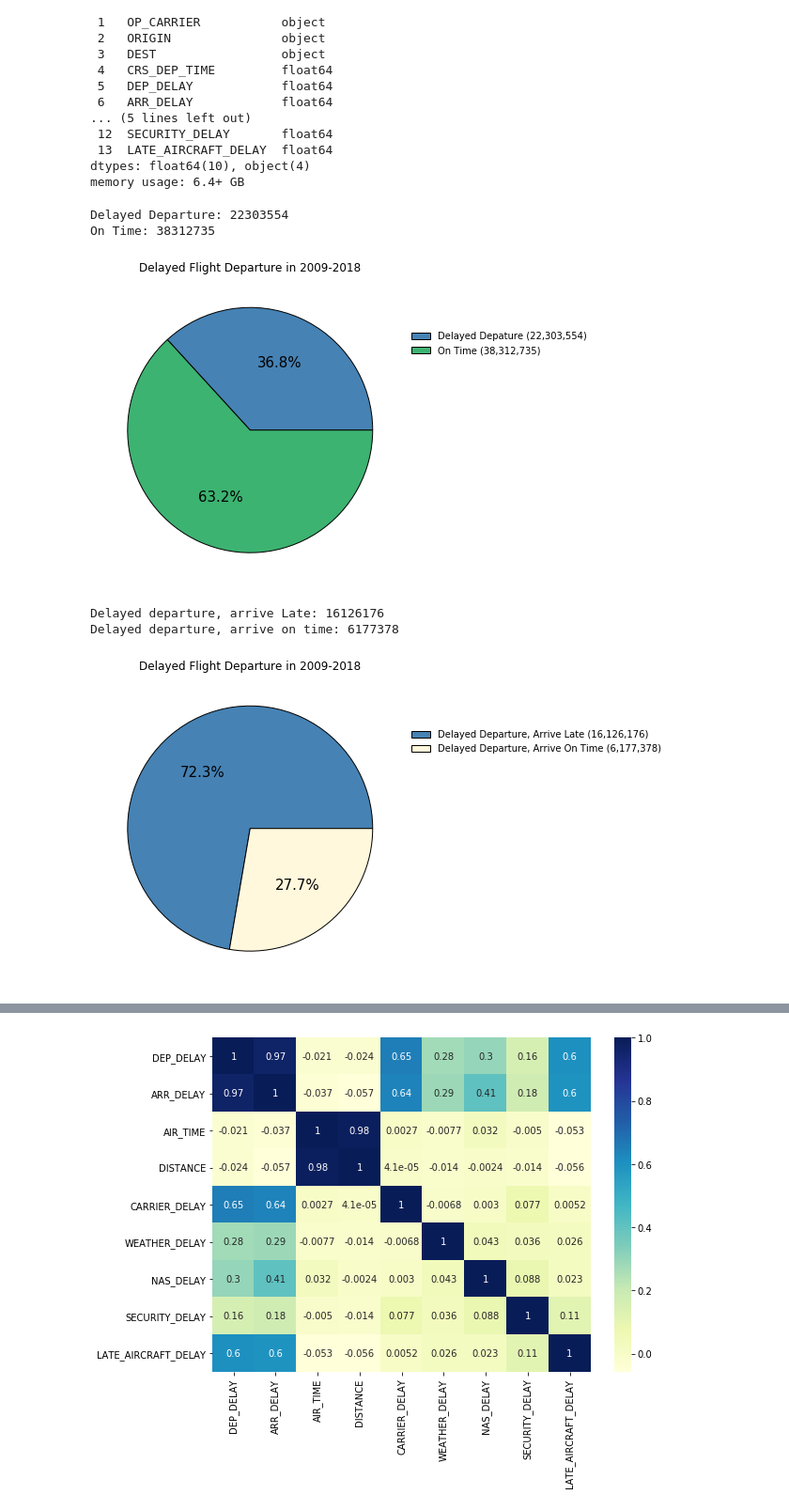
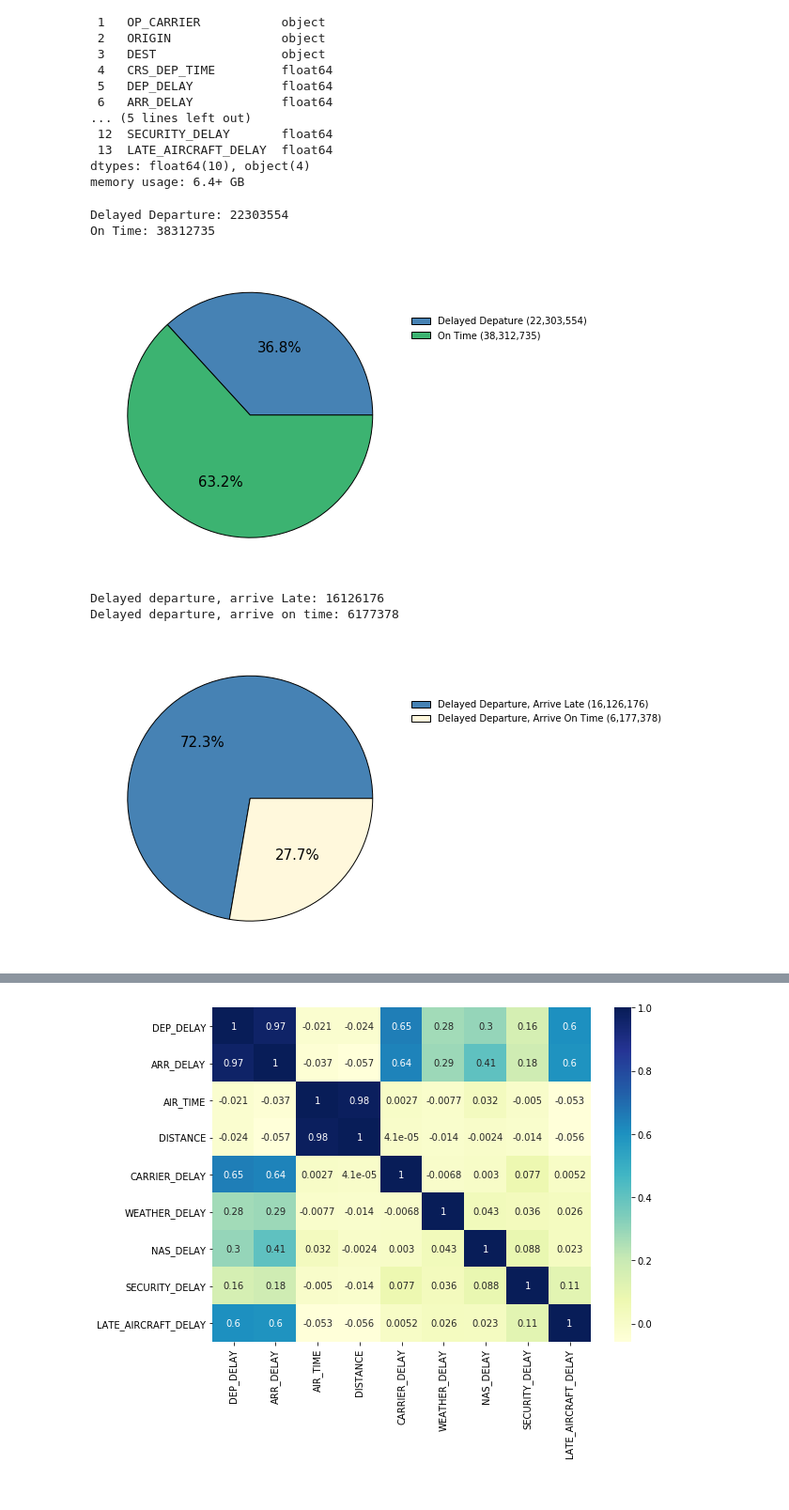
Before and after one commit to wcjohnchen/capstoneProject3, a Jupyter notebook: eda.ipynb, the cells around one changed output, grey strips where cells are left out. Shown at 94% size. Saved outputs shown, nothing was run; the diff lists cells and outputs as text; code cells hidden in the pictures.

```diff
--- a/eda.ipynb
+++ b/eda.ipynb
@@ -79,23 +89,24 @@ data_frame = data_frame[data_frame['DEP_DELAY'] != -10000]
 # %%
 ##### overall delayed flights vs non-delayed flights
 late_count = data_frame[data_frame['DEP_DELAY'] > 0].shape[0]
 not_late_count = data_frame[data_frame['DEP_DELAY'] <= 0].shape[0]
 total = data_frame['DEP_DELAY'].shape[0]
 print('Delayed Departure:',late_count)
 print('On Time:',not_late_count)
 legend = ['Delayed Depature (22,303,554)', 'On Time (38,312,735)']
 
 ##### plot pie chart
 data = [late_count/total*100, not_late_count/total*100]
 color = ['steelblue', 'mediumseagreen']
-title = 'Delayed Flight Departure in 2009-2018'
+#title = 'Delayed Flight Departure in 2009-2018'
+title =''
 fig, ax = plt.subplots(figsize=(12,6))
 plot_pie_chart(data, color, title, legend)
 #fig.savefig('flightDeparture2009_2018.png')
 # %% [output]
 Delayed Departure: 22303554
 On Time: 38312735
-[figure, old version]
+[figure, new version]
 # %%
 ##### overall delayed flights, arriving on time
 late = pd.DataFrame()
@@ -112,14 +123,15 @@ legend = ['Delayed Departure, Arrive Late (16,126,176)', 'Delayed Departure, Arr
 ##### plot pie chart
 data = [arrival_late/late_count*100, not_late_count/late_count*100]
 color = ['steelblue', 'cornsilk']
-title = 'Delayed Flight Departure in 2009-2018'
+#title = 'Delayed Flight Departure in 2009-2018'
+title = ''
 fig, ax = plt.subplots(figsize=(12,6))
 plot_pie_chart(data, color, title, legend)
 #fig.savefig('delayedDeparture2009_2018.png')
 # %% [output]
 Delayed departure, arrive Late: 16126176
 Delayed departure, arrive on time: 6177378
-[figure, old version]
+[figure, new version]
 # %%
 data_frame['CARRIER_DELAY'] = data_frame['CARRIER_DELAY'].apply(lambda x: x if x>=0 else -1)
 data_frame['NAS_DELAY'] = data_frame['NAS_DELAY'].apply(lambda x: x if x>=0 else -1)
```
Also changed, not shown: parts of 9 cells of this notebook.
